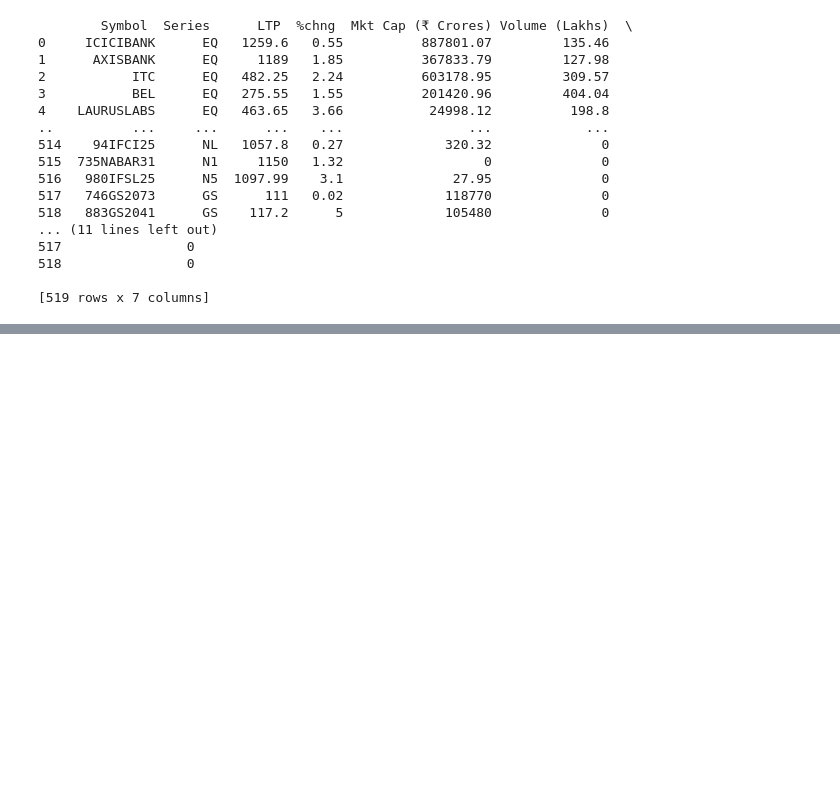
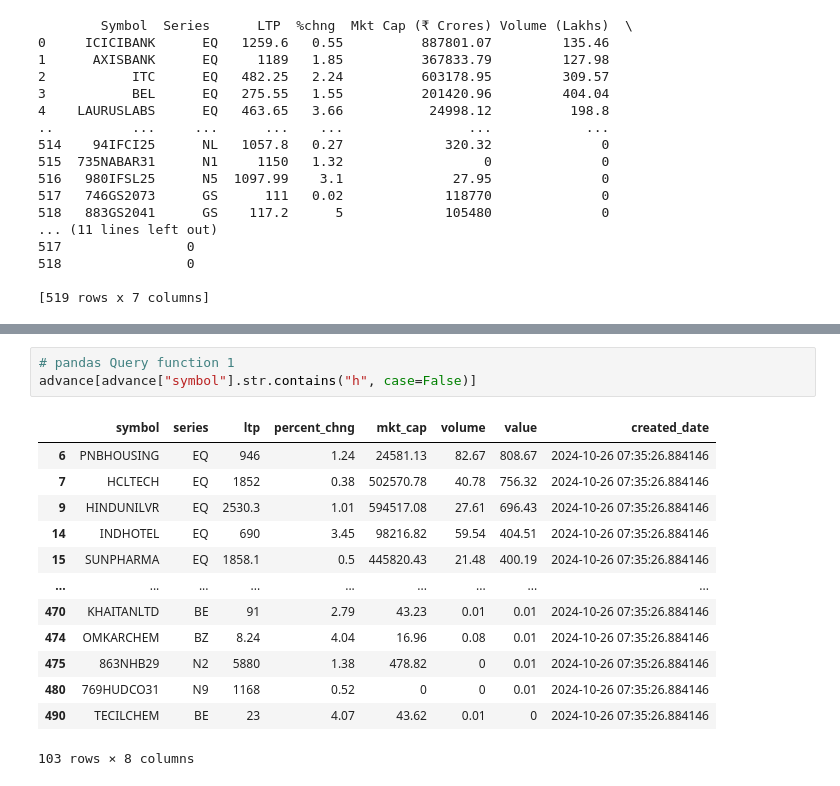
Before and after one commit to rohitsinghuid30/pandaspractice, a Jupyter notebook: tutorial1_polar_vs_pandas.ipynb, the cells around one changed output, grey strips where cells are left out. Drawn from its saved outputs; the diff is of its cells as text; blank space fills up the shorter version.

```diff
--- a/tutorial1_polar_vs_pandas.ipynb
+++ b/tutorial1_polar_vs_pandas.ipynb
@@ -66,0 +109,17 @@ print(pandas_df)
+# %%
+# pandas Query function 1
+advance[advance["symbol"].str.contains("h", case=False)]
+# %% [output]
+|  | symbol | series | ltp | percent_chng | mkt_cap | volume | value | created_date |
+| 6 | PNBHOUSING | EQ | 946 | 1.24 | 24581.13 | 82.67 | 808.67 | 2024-10-26 07:35:26.884146 |
+| 7 | HCLTECH | EQ | 1852 | 0.38 | 502570.78 | 40.78 | 756.32 | 2024-10-26 07:35:26.884146 |
+| 9 | HINDUNILVR | EQ | 2530.3 | 1.01 | 594517.08 | 27.61 | 696.43 | 2024-10-26 07:35:26.884146 |
+| 14 | INDHOTEL | EQ | 690 | 3.45 | 98216.82 | 59.54 | 404.51 | 2024-10-26 07:35:26.884146 |
+| 15 | SUNPHARMA | EQ | 1858.1 | 0.5 | 445820.43 | 21.48 | 400.19 | 2024-10-26 07:35:26.884146 |
+| ... | ... | ... | ... | ... | ... | ... | ... | ... |
+| 470 | KHAITANLTD | BE | 91 | 2.79 | 43.23 | 0.01 | 0.01 | 2024-10-26 07:35:26.884146 |
+| 474 | OMKARCHEM | BZ | 8.24 | 4.04 | 16.96 | 0.08 | 0.01 | 2024-10-26 07:35:26.884146 |
+| 475 | 863NHB29 | N2 | 5880 | 1.38 | 478.82 | 0 | 0.01 | 2024-10-26 07:35:26.884146 |
+| 480 | 769HUDCO31 | N9 | 1168 | 0.52 | 0 | 0 | 0.01 | 2024-10-26 07:35:26.884146 |
+| 490 | TECILCHEM | BE | 23 | 4.07 | 43.62 | 0.01 | 0 | 2024-10-26 07:35:26.884146 |
+103 rows × 8 columns
```
Also changed, not shown: parts of 25 cells of this notebook, 1 other file.
